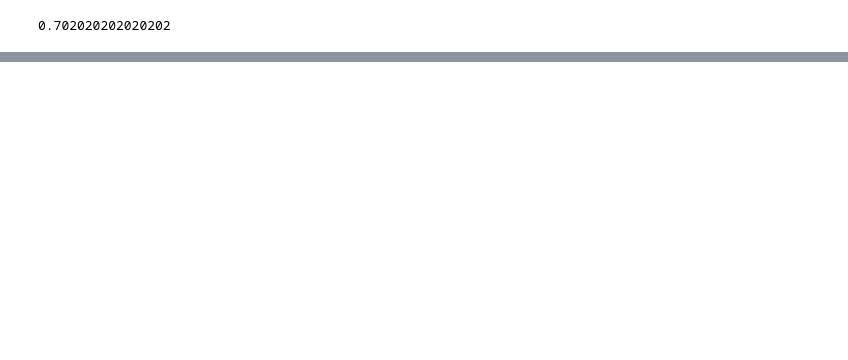
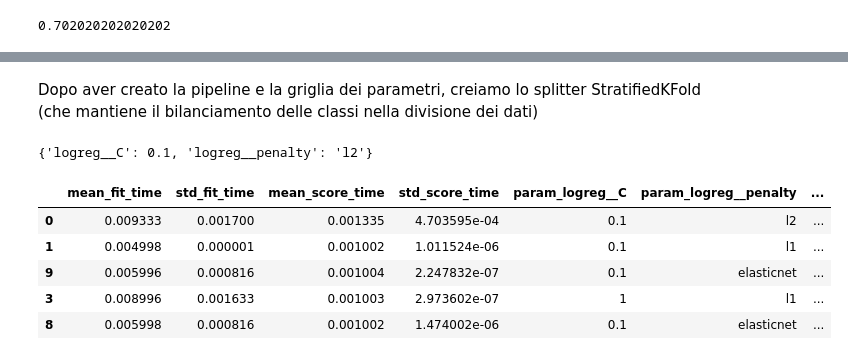
Before and after one commit to picchio12/wine_regression, a Jupyter notebook: wine_regression.ipynb, the cells around one changed output, grey strips where cells are left out. Cells and saved outputs as stored; diff of their text form; code cells hidden in the pictures; blank space fills up the shorter version.

```diff
--- a/wine_regression.ipynb
+++ b/wine_regression.ipynb
@@ -568,0 +594,35 @@ f1_score(y_test_class, perc_mdl.predict(x_test_class), average="macro")
+# %%
+logreg_mdl = Pipeline([
+    ("scaler", StandardScaler()),
+    ("logreg", LogisticRegression(random_state=random_state, solver="saga")
+     )])
+
+grid = [
+    {
+        "logreg__penalty": ["l2", "l1"],
+        "logreg__C": [0.1, 1, 10, 100]
+    },
+    {
+        "logreg__penalty": ["elasticnet"],
+        "logreg__C": [0.1, 1, 10, 100],
+        "logreg__l1_ratio": [0.1, 0.2, 0.5, 0.7]
+    }
+]
+# %% [markdown]
+Dopo aver creato la pipeline e la griglia dei parametri, creiamo lo splitter StratifiedKFold (che mantiene il bilanciamento delle classi nella divisione dei dati)
+# %%
+skf = StratifiedKFold(3, shuffle=True, random_state=42)
+gs_res = GridSearchCV(logreg_mdl, param_grid=grid, cv=skf)
+gs_res.fit(x_train_class, y_train_class)
+gs_res.best_params_
+# %% [output]
+{'logreg__C': 0.1, 'logreg__penalty': 'l2'}
+# %%
+pandas.DataFrame(gs_res.cv_results_).sort_values("rank_test_score").head(5)
+# %% [output]
+|  | mean_fit_time | std_fit_time | mean_score_time | std_score_time | param_logreg__C | param_logreg__penalty | ... |
+| 0 | 0.009333 | 0.001700 | 0.001335 | 4.703595e-04 | 0.1 | l2 | ... |
+| 1 | 0.004998 | 0.000001 | 0.001002 | 1.011524e-06 | 0.1 | l1 | ... |
+| 9 | 0.005996 | 0.000816 | 0.001004 | 2.247832e-07 | 0.1 | elasticnet | ... |
+| 3 | 0.008996 | 0.001633 | 0.001003 | 2.973602e-07 | 1 | l1 | ... |
+| 8 | 0.005998 | 0.000816 | 0.001002 | 1.474002e-06 | 0.1 | elasticnet | ... |
```
Also changed, not shown: parts of 27 cells of this notebook.
